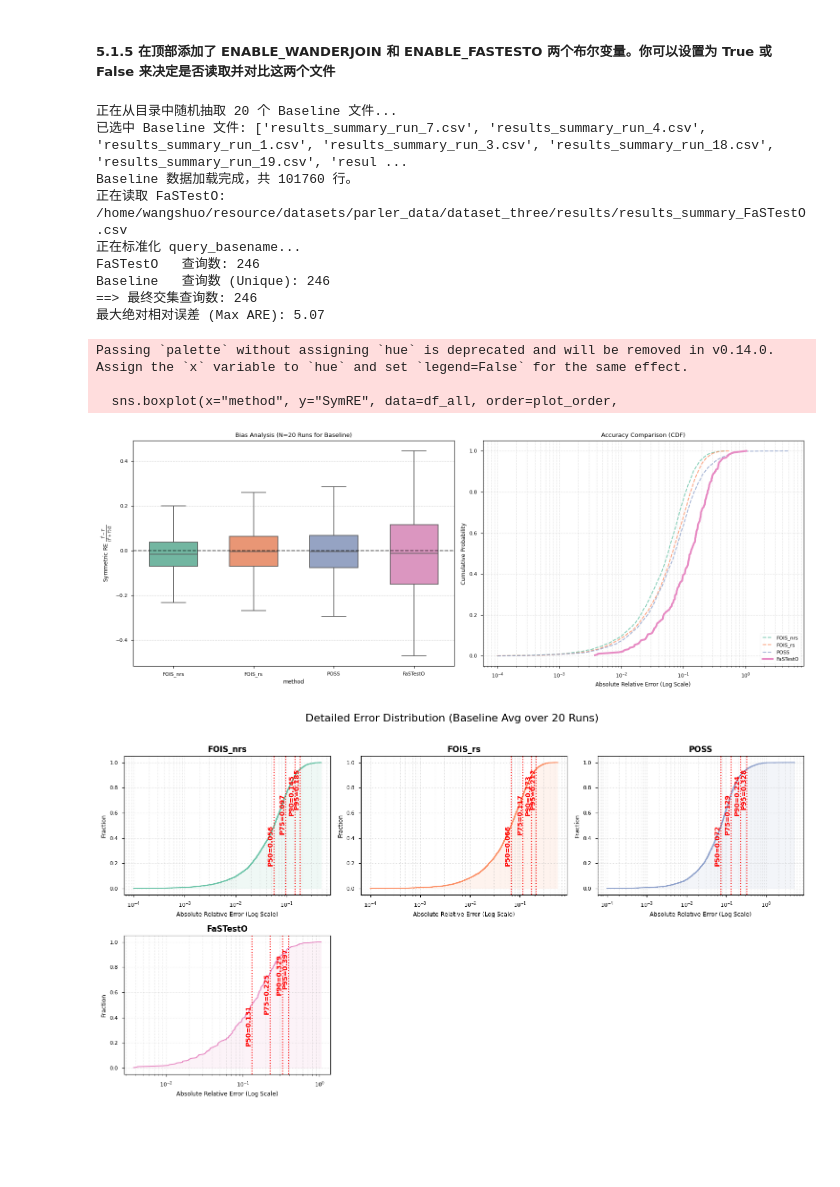
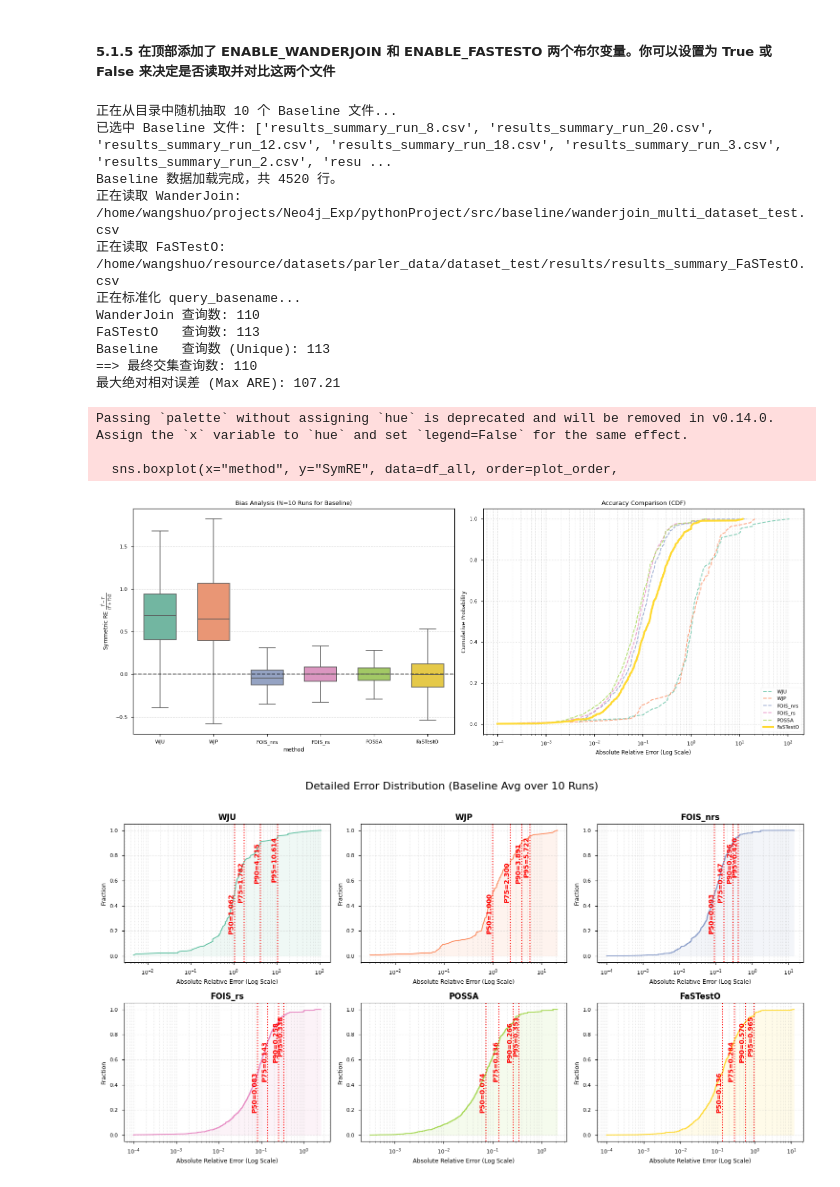
Before and after one commit to wsber/MLGAQP, a Jupyter notebook: pythonProject/src/paper_exp/RQ1:Accuracy.ipynb, the cells around one changed output. Saved outputs shown, nothing was run; the diff lists cells and outputs as text; code cells hidden in the pictures; blank space fills up the shorter version.

```diff
--- a/pythonProject/src/paper_exp/RQ1:Accuracy.ipynb
+++ b/pythonProject/src/paper_exp/RQ1:Accuracy.ipynb
@@ -1825,18 +1727,18 @@ import random
 # ==========================================
 # 1. 配置路径与采样设置
 # ==========================================
-# Distribution = 'ML1_proxy4b_probability_ML2_proxy1_probability'
-Distribution = 'ML1_proxy4b_probability'
-dataset = 'dataset_three'
+Distribution = 'ML1_proxy4b_probability_ML2_proxy1_probability'
+# Distribution = 'ML1_proxy4b_probability'
+dataset = 'dataset_test'
 fatestO_file = 'results_summary_FaSTestO.csv'
 
 # --- [用户配置区] 是否启用对比 ---
-ENABLE_WANDERJOIN = False   # 是否包含 WanderJoin 结果
+ENABLE_WANDERJOIN = True   # 是否包含 WanderJoin 结果
 ENABLE_FASTESTO = True      # 是否包含 FaSTestO 结果
 SHOW_ALL_POINTS = False
 SHOW_OUTLIERS = False
 # --- 采样设置 ---
-N_SAMPLES = 20  # 随机选取多少个 Baseline run 文件参与计算
+N_SAMPLES = 10 # 随机选取多少个 Baseline run 文件参与计算
 # --- [核心修改] 自定义输出的百分位 ---
 target_percentiles = [0.5,0.75,0.9, 0.95]
 
@@ -1847,8 +1749,9 @@ baseline_dir = f"/home/wangshuo/resource/datasets/parler_data/{dataset}/results/
 
 # 方法定义
 methods_wj = ['WJ_uniform_multi', 'WJ_importance_multi']
-methods_baseline = ['FOIS_nrs', 'FOIS_rs', 'POSS']
-final_order = ['WJU', 'WJP', 'FOIS_nrs', 'FOIS_rs', 'POSS', 'FaSTestO']
+# methods_baseline = ['FOIS_nrs','FOIS_rs', 'POSS','POSSA']
+methods_baseline = ['FOIS_nrs','FOIS_rs', 'POSSA']
+final_order = ['WJU', 'WJP', 'FOIS_nrs', 'FOIS_rs','POSSA', 'FaSTestO']
 
 # ==========================================
 # 2. 数据加载与预处理
@@ -2116,43 +2019,45 @@ else:
     # 固定列 + 动态百分位列
     fixed_cols = ['Mean', 'Median', 'Max']
     dynamic_cols = [f"P{int(p*100)}" for p in target_percentiles]
 
     # 组合显示的列顺序: Method | Mean | Median | [P90, P95...] | Max
     display_cols = ['Mean', 'Median'] + dynamic_cols + ['Max']
 
     # 构建 Header 字符串
     header_str = f"{'Method':<20}"
     for col in display_cols:
         header_str += f" | {col:<10}"
 
     print(header_str)
     print("-" * len(header_str))
 
     # 5. 打印每行数据
     for method in existing_methods:
         row = summary_table.loc[method]
         row_str = f"{method:<20}"
         for col in display_cols:
             val = row[col] * 100 # 转换为百分比
             row_str += f" | {val:9.2f}%"
         print(row_str)
 
     print("-" * len(header_str))
 # %% [output]
-正在从目录中随机抽取 20 个 Baseline 文件...
-已选中 Baseline 文件: ['results_summary_run_7.csv', 'results_summary_run_4.csv', 'results_summary_run_1.csv', 'results_summary_run_3.csv', 'results_summary_run_18.csv', 'results_summary_run_19.csv', 'resul ...
-Baseline 数据加载完成，共 101760 行。
-正在读取 FaSTestO: /home/wangshuo/resource/datasets/parler_data/dataset_three/results/results_summary_FaSTestO.csv
+正在从目录中随机抽取 10 个 Baseline 文件...
+已选中 Baseline 文件: ['results_summary_run_8.csv', 'results_summary_run_20.csv', 'results_summary_run_12.csv', 'results_summary_run_18.csv', 'results_summary_run_3.csv', 'results_summary_run_2.csv', 'resu ...
+Baseline 数据加载完成，共 4520 行。
+正在读取 WanderJoin: /home/wangshuo/projects/Neo4j_Exp/pythonProject/src/baseline/wanderjoin_multi_dataset_test.csv
+正在读取 FaSTestO: /home/wangshuo/resource/datasets/parler_data/dataset_test/results/results_summary_FaSTestO.csv
 正在标准化 query_basename...
-FaSTestO   查询数: 246
-Baseline   查询数 (Unique): 246
-==> 最终交集查询数: 246
-最大绝对相对误差 (Max ARE): 5.07
+WanderJoin 查询数: 110
+FaSTestO   查询数: 113
+Baseline   查询数 (Unique): 113
+==> 最终交集查询数: 110
+最大绝对相对误差 (Max ARE): 107.21
 Passing `palette` without assigning `hue` is deprecated and will be removed in v0.14.0. Assign the `x` variable to `hue` and set `legend=False` for the same effect.
 
   sns.boxplot(x="method", y="SymRE", data=df_all, order=plot_order,
-[figure, old version]
+[figure, new version]
-[figure, old version]
+[figure, new version]
 ======================================================================
        AQP Evaluation Metrics Summary (Dynamic Percentiles)
 ======================================================================
```
Also changed, not shown: parts of 7 cells of this notebook, 9 other files.
